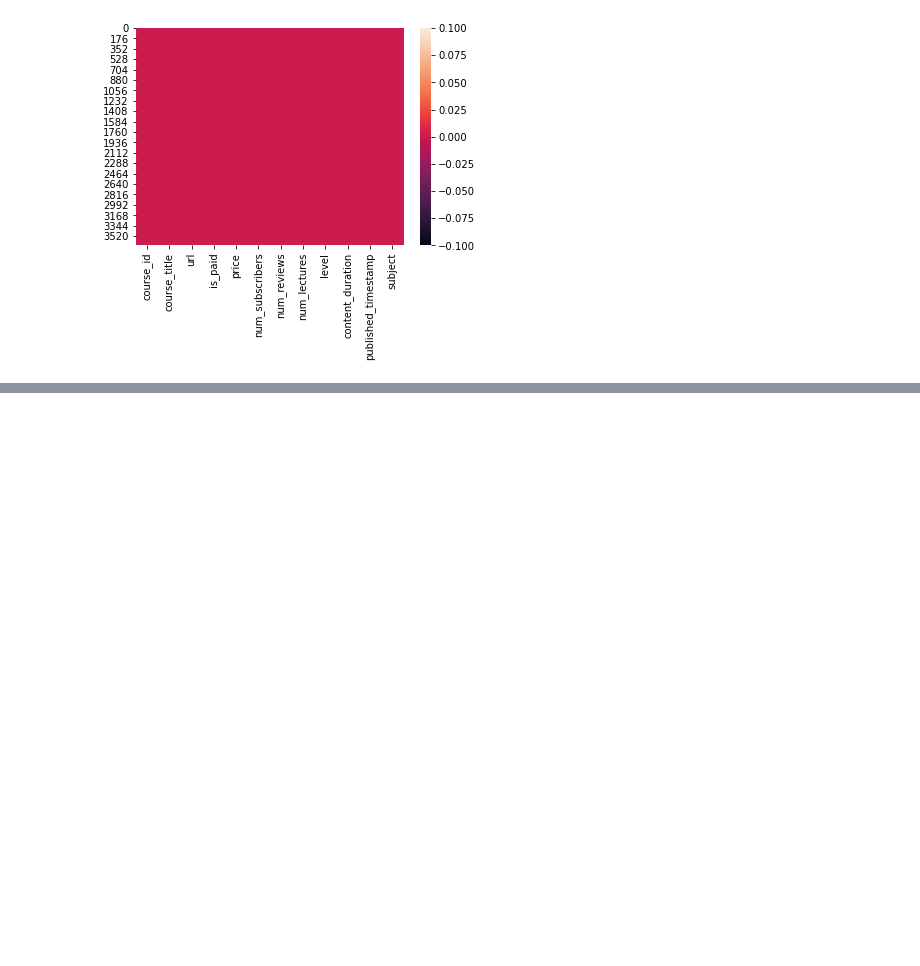
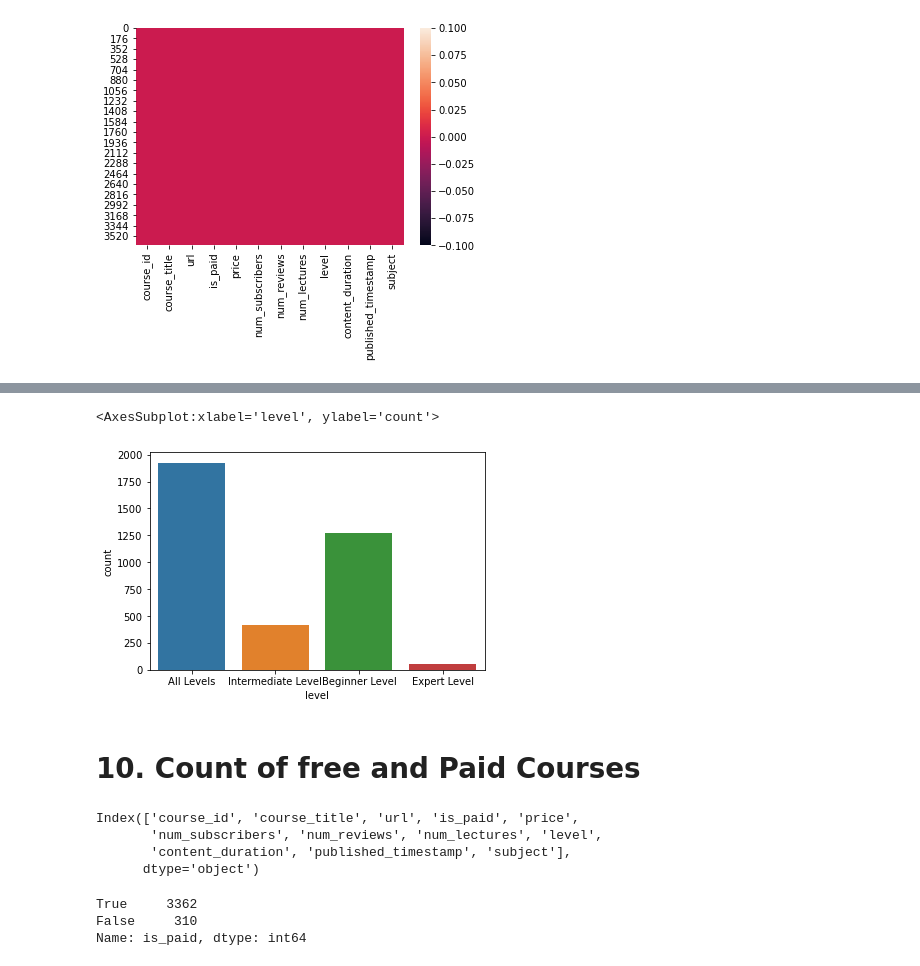
Before and after one commit to AkshayDev21/Data-Analysis-Projects, a Jupyter notebook: Udemy Course Dataset.ipynb, the cells around one changed output, grey strips where cells are left out. Drawn from its saved outputs; the diff is of its cells as text; code cells hidden in the pictures; blank space fills up the shorter version.

```diff
--- a/Udemy Course Dataset.ipynb
+++ b/Udemy Course Dataset.ipynb
@@ -136,0 +190,20 @@ sns.heatmap(data.isnull())
+# %%
+sns.countplot(data['level'])
+# %% [output]
+<AxesSubplot:xlabel='level', ylabel='count'>
+[figure, added]
+# %% [markdown]
+# 10. Count of free and Paid Courses
+# %%
+data.columns
+# %% [output]
+Index(['course_id', 'course_title', 'url', 'is_paid', 'price',
+       'num_subscribers', 'num_reviews', 'num_lectures', 'level',
+       'content_duration', 'published_timestamp', 'subject'],
+      dtype='object')
+# %%
+data['is_paid'].value_counts()
+# %% [output]
+True     3362
+False     310
+Name: is_paid, dtype: int64
```
Also changed, not shown: parts of 43 cells of this notebook.
